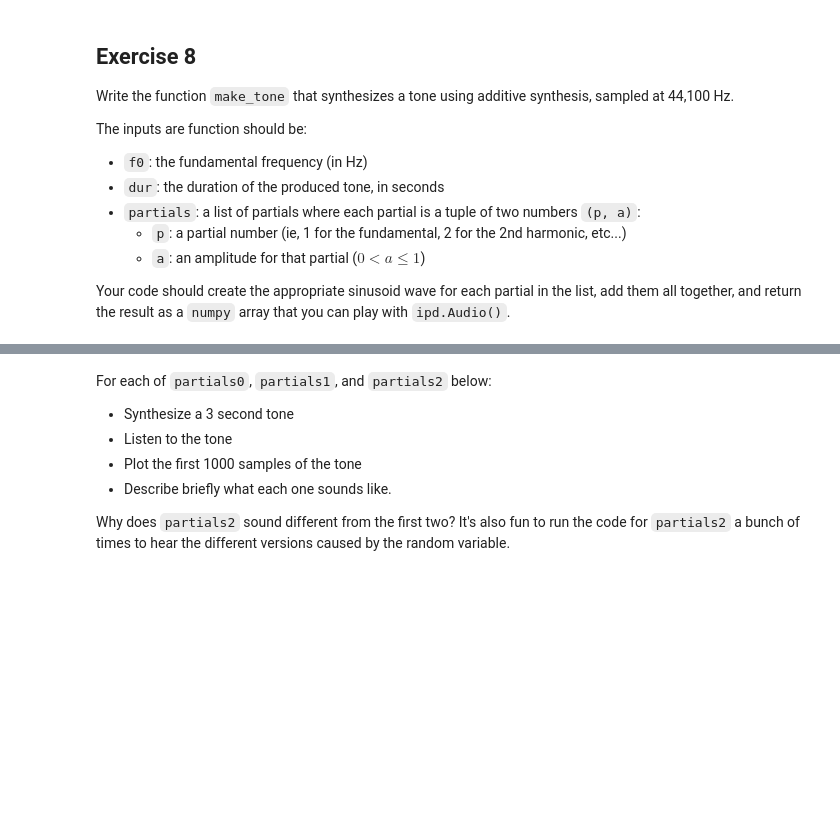
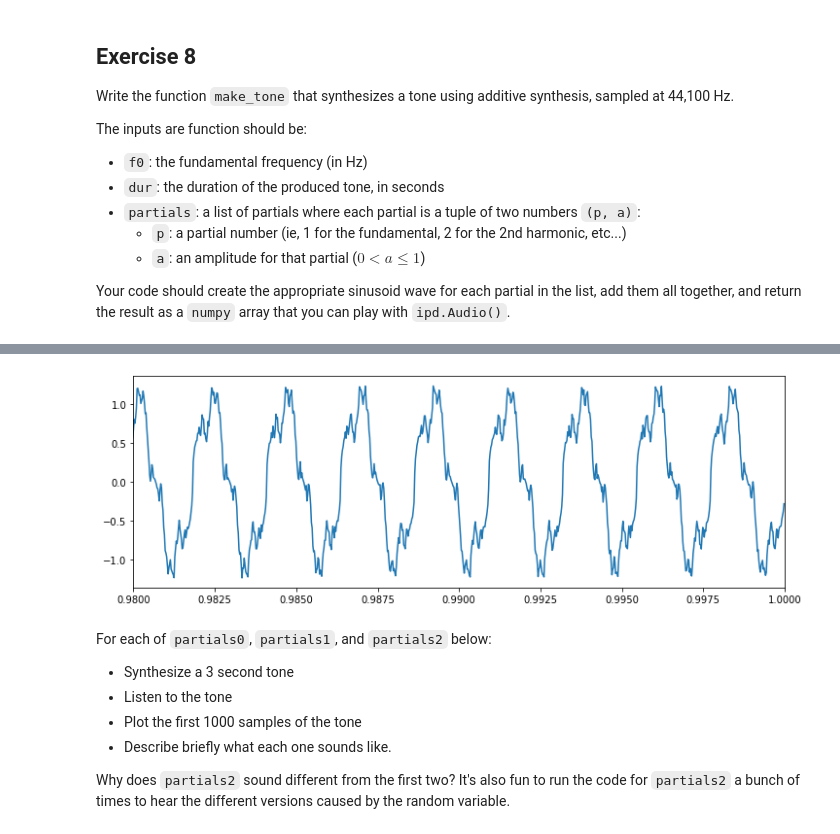
Before and after one commit to jmftrindade/digital_music_processing, a Jupyter notebook: 1_music_rep/pset1.ipynb, the cells around one changed output, grey strips where cells are left out. Cells and saved outputs as stored; diff of their text form; code cells hidden in the pictures; blank space fills up the shorter version.

```diff
--- a/1_music_rep/pset1.ipynb
+++ b/1_music_rep/pset1.ipynb
@@ -281,6 +275,36 @@ The inputs are function should be:
   - `a`: an amplitude for that partial ($0 < a \le 1$)
 
 Your code should create the appropriate sinusoid wave for each partial in the list, add them all together, and return the result as a `numpy` array that you can play with `ipd.Audio()`.
-# %%
-def make_tone(f0, dur, partials):
-    return np.zeros(10000)
+# %%
+FS = 44100
+
+def make_sine_tone(amp, freq, dur, fs):
+    # n_secs = n_samples / fs -> n_samples = fs * n_secs
+    n_samples = int(fs * dur)
+    n = np.arange(0, n_samples)
+    return amp * np.sin(2 * np.pi * freq * n / fs)
+
+def make_tone(f0, dur, partials):
+    n_samples = int(FS * dur)
+
+    x = np.zeros(n_samples)
+    for p in partials:
+        x += make_sine_tone(p[1], f0 * p[0], dur, FS)
+
+    # optionally normalize between -1 and 1
+    #x /= np.max(np.abs(x),axis=0)
+
+    return x
+
+# a fun fire-like tone
+y = make_tone(440, 1, [(n**2, 1./n**2) for n in range(1,20)])
+
+# plot over time
+t = np.arange(len(y))
+t = t / FS
+
+plt.plot(t, y)
+plt.xlim(0.98,1.0)
+
+ipd.Audio(y, rate=FS)
+# %% [output]
@@ -287,3 +312,4 @@ def make_tone(f0, dur, partials):
+[figure, added]
 # %% [markdown]
 For each of `partials0`, `partials1`, and `partials2` below:
 
```
Also changed, not shown: parts of 8 cells of this notebook.
